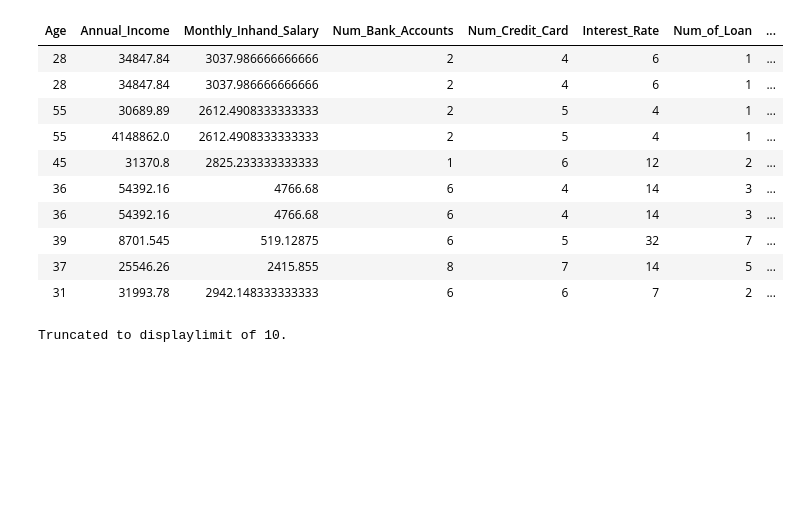
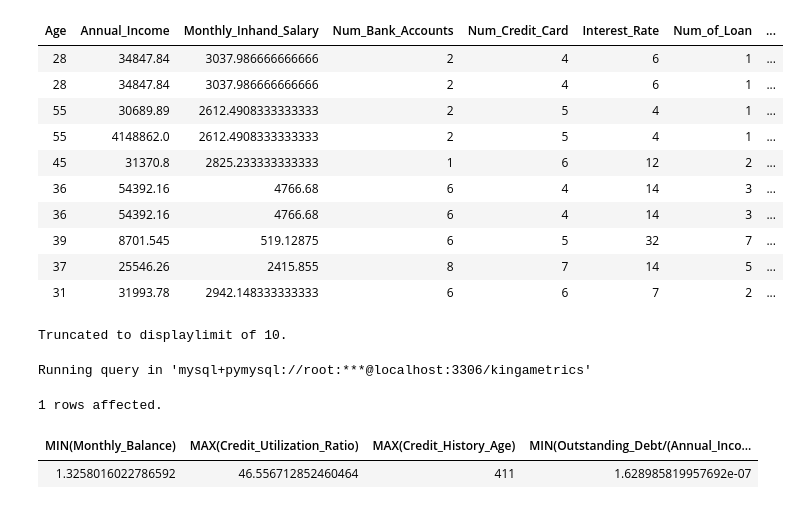
Before and after one commit to wessware/Credit_Risk_Analysis, a Jupyter notebook: sql_analysis.ipynb, the cells around one changed output. Drawn from its saved outputs; the diff is of its cells as text; code cells hidden in the pictures; blank space fills up the shorter version.

```diff
--- a/sql_analysis.ipynb
+++ b/sql_analysis.ipynb
@@ -835,3 +835,18 @@ Running query in 'mysql+pymysql://root:***@localhost:3306/kingametrics'
 | 37 | 25546.26 | 2415.855 | 8 | 7 | 14 | 5 | ... |
 | 31 | 31993.78 | 2942.148333333333 | 6 | 6 | 7 | 2 | ... |
 Truncated to displaylimit of 10.
+# %%
+%%sql
+
+SELECT
+MIN(Monthly_Balance),
+MAX(Credit_Utilization_Ratio),
+MAX(Credit_History_Age),
+MIN(Outstanding_Debt/(Annual_Income+1))
+
+FROM risk_analysis_dataset;
+# %% [output]
+Running query in 'mysql+pymysql://root:***@localhost:3306/kingametrics'
+1 rows affected.
+| MIN(Monthly_Balance) | MAX(Credit_Utilization_Ratio) | MAX(Credit_History_Age) | MIN(Outstanding_Debt/(Annual_Inco... |
+| 1.3258016022786592 | 46.556712852460464 | 411 | 1.628985819957692e-07 |
```
Also changed, not shown: parts of 1 cell of this notebook.
